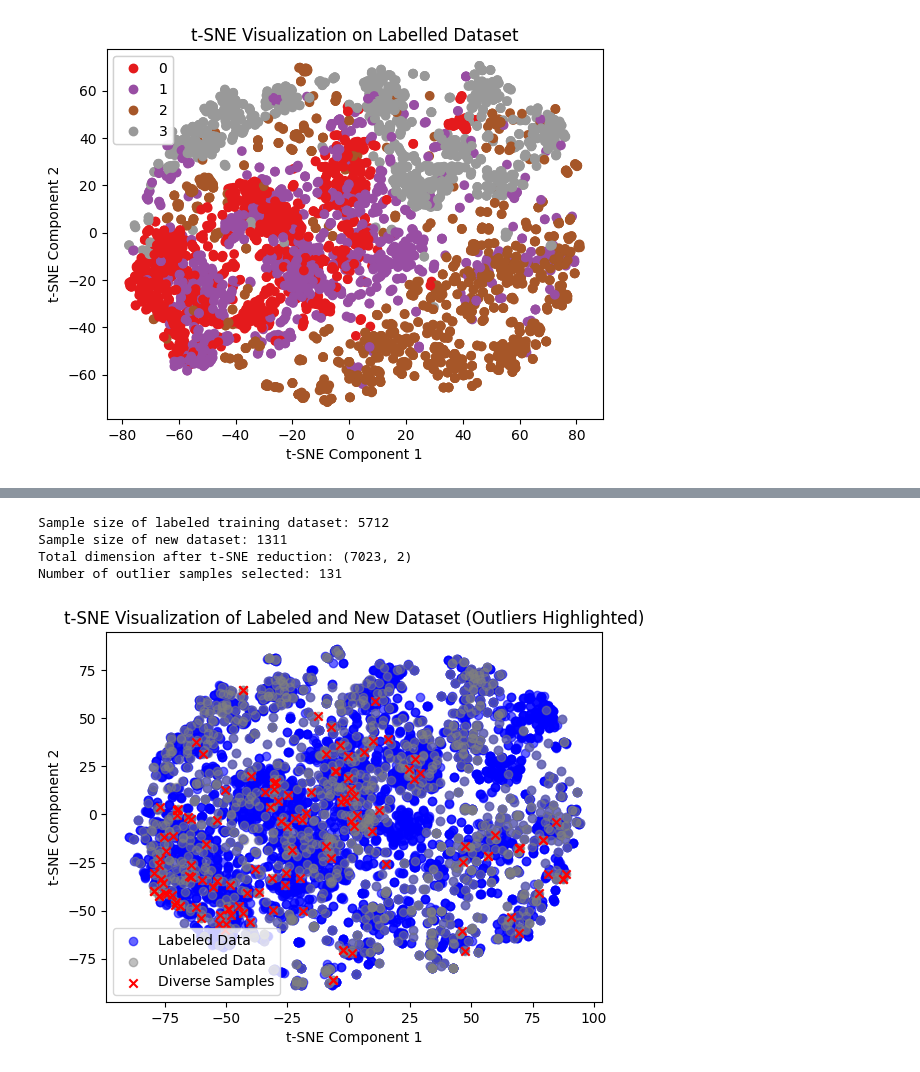
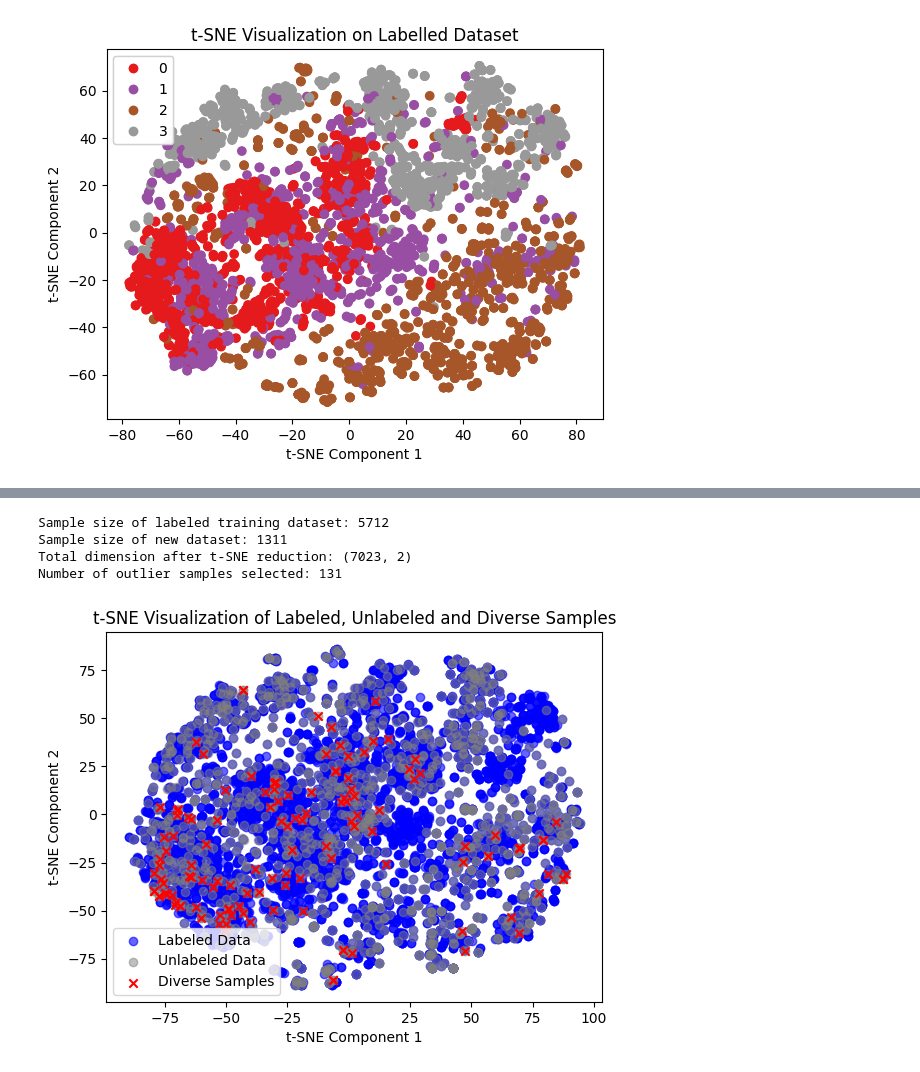
Before and after one commit to mobarakol/AI_Medical_Imaging, a Jupyter notebook: Practical_Active_Learning_Solution_V2.ipynb, the cells around one changed output, grey strips where cells are left out. Drawn from its saved outputs; the diff is of its cells as text; code cells hidden in the pictures.

```diff
--- a/Practical_Active_Learning_Solution_V2.ipynb
+++ b/Practical_Active_Learning_Solution_V2.ipynb
@@ -1493,32 +1046,32 @@ min_distances = np.min(distances, axis=1)
 # Select the top 10% most distant (outlier) samples
 num_outliers = max(1, int(len(new_dataset) * 0.10))
 outlier_indices = np.argsort(min_distances)[-num_outliers:]  # Get farthest samples
 
 print(f"Number of outlier samples selected: {len(outlier_indices)}")
 
 # Plot the labeled and new dataset samples together
 fig, ax = plt.subplots()
 
 # Plot labeled dataset (blue color)
 ax.scatter(X_labeled_embedded[:, 0], X_labeled_embedded[:, 1], color='blue', alpha=0.6, label="Labeled Data")
 
 # Plot all new dataset samples (gray)
 ax.scatter(X_new_embedded[:, 0], X_new_embedded[:, 1], color='gray', alpha=0.5, label="Unlabeled Data")
 
 # Highlight selected outliers (red)
 ax.scatter(X_new_embedded[outlier_indices, 0], X_new_embedded[outlier_indices, 1],
            color='red', marker='x', label="Diverse Samples")
 
 # Add legend and labels
-ax.set_title('t-SNE Visualization of Labeled and New Dataset (Outliers Highlighted)')
+ax.set_title('t-SNE Visualization of Labeled, Unlabeled and Diverse Samples')
 plt.xlabel('t-SNE Component 1')
 plt.ylabel('t-SNE Component 2')
 ax.legend()
 plt.show()
 plt.close()
 # %% [output]
 Sample size of labeled training dataset: 5712
 Sample size of new dataset: 1311
 Total dimension after t-SNE reduction: (7023, 2)
 Number of outlier samples selected: 131
-[figure, old version]
+[figure, new version]
```
Also changed, not shown: parts of 8 cells of this notebook.
